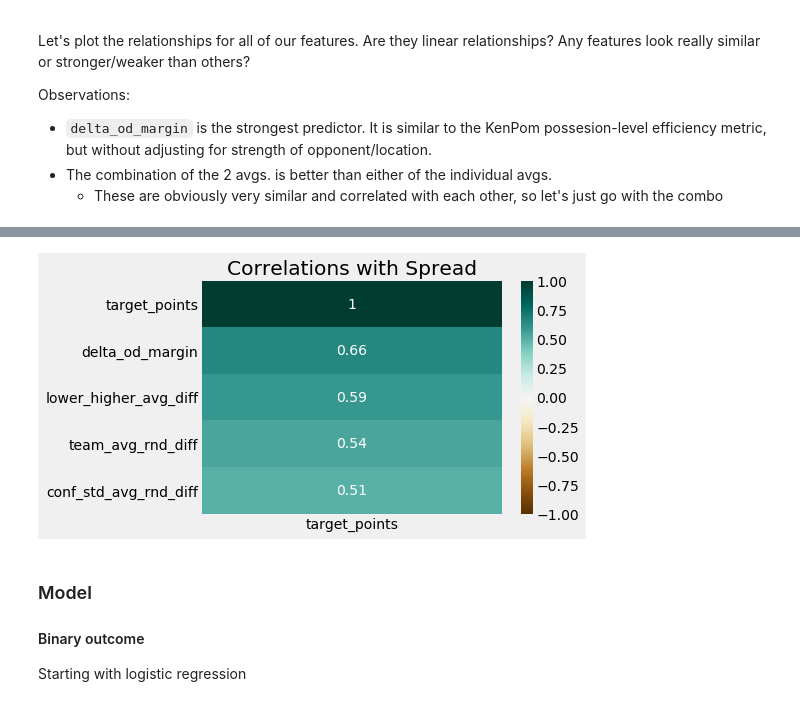
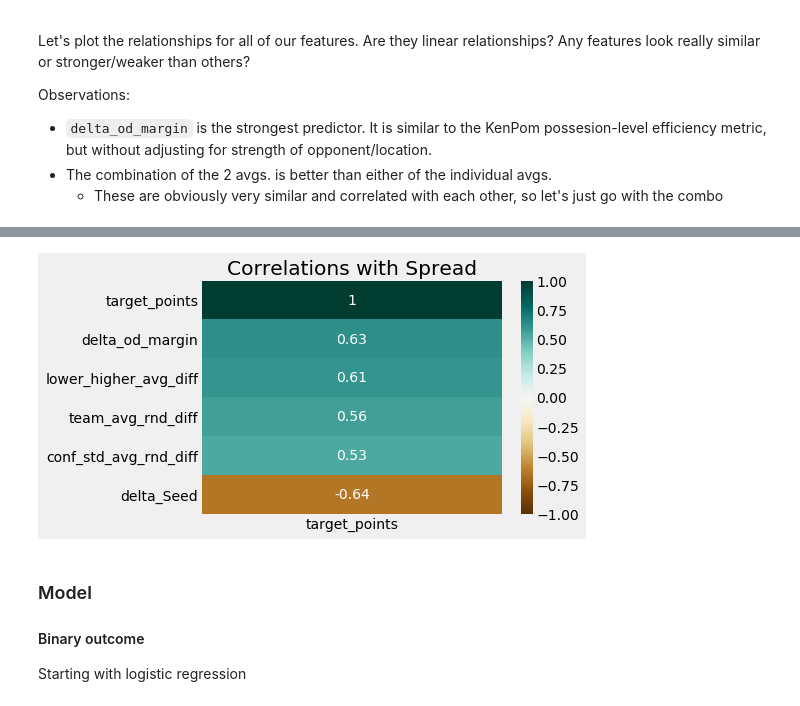
Before and after one commit to mtdickey/march-ml-mania-21, a Jupyter notebook: analysis/women/ml-mania-womens.ipynb, the cells around one changed output, grey strips where cells are left out. Drawn from its saved outputs; the diff is of its cells as text; code cells hidden in the pictures.

```diff
--- a/analysis/women/ml-mania-womens.ipynb
+++ b/analysis/women/ml-mania-womens.ipynb
@@ -172,3 +124,33 @@ tourney_results_df['lower_higher_avg_diff'] = (tourney_results_df['T1_lower_high
+# %%
+## Merge in both conf. standings and team avg. rounds into tournament results
+conf_standings_df = conf_standings_df.rename(columns = {'TeamID': 'Team1',
+                                              'ConfAbbrev': 'T1_ConfAbbrev',
+                                              'rank_in_conf': 'T1_rank_in_conf',
+                                              'conf_avg_round': 'T1_conf_avg_round',
+                                              'team_avg_round': 'T1_team_avg_round',
+                                              'lower_higher_avg': 'T1_lower_higher_avg'})
+tourney_results_df = tourney_results_df.merge(conf_standings_df[['Season', 'T1_ConfAbbrev',
+                                    'Team1', 'T1_rank_in_conf', 'T1_conf_avg_round',
+                                    'T1_team_avg_round', 'T1_lower_higher_avg']],
+                                     on = ['Season', 'Team1'])
+conf_standings_df = conf_standings_df.rename(columns = {'Team1': 'Team2',
+                                              'T1_ConfAbbrev': 'T2_ConfAbbrev',
+                                              'T1_rank_in_conf': 'T2_rank_in_conf',
+                                              'T1_conf_avg_round': 'T2_conf_avg_round',
+                                              'T1_team_avg_round': 'T2_team_avg_round',
+                                              'T1_lower_higher_avg': 'T2_lower_higher_avg'})
+tourney_results_df = tourney_results_df.merge(conf_standings_df[['Season', 'T2_ConfAbbrev',
+                                    'Team2', 'T2_rank_in_conf', 'T2_conf_avg_round',
+                                    'T2_team_avg_round', 'T2_lower_higher_avg']],
+                                    on = ['Season', 'Team2'])
+# %%
+## Take differences
+tourney_results_df['team_avg_rnd_diff'] = (tourney_results_df['T1_team_avg_round'] -
+                                           tourney_results_df['T2_team_avg_round'])
+tourney_results_df['conf_std_avg_rnd_diff'] = (tourney_results_df['T1_conf_avg_round'] -
+                                               tourney_results_df['T2_conf_avg_round'])
+tourney_results_df['lower_higher_avg_diff'] = (tourney_results_df['T1_lower_higher_avg'] -
+                                               tourney_results_df['T2_lower_higher_avg'])
 # %% [markdown]
 ### Viz
 
@@ -207,12 +195,12 @@ plt.show()
 # %%
 correlations = (tourney_results_df[['target_points', 'team_avg_rnd_diff', 'conf_std_avg_rnd_diff',
-                                    'lower_higher_avg_diff', 'delta_od_margin']]
+                                    'lower_higher_avg_diff', 'delta_od_margin', 'delta_Seed']]
                  .corr()[['target_points']].sort_values(by='target_points', ascending=False))
 
 heatmap = sns.heatmap(correlations, vmin=-1, vmax=1, annot=True, cmap='BrBG')
 heatmap.set_title('Correlations with Spread');
 # %% [output]
-[figure, old version]
+[figure, new version]
 # %% [markdown]
 ### Model
 
```
Also changed, not shown: parts of 13 cells of this notebook.
